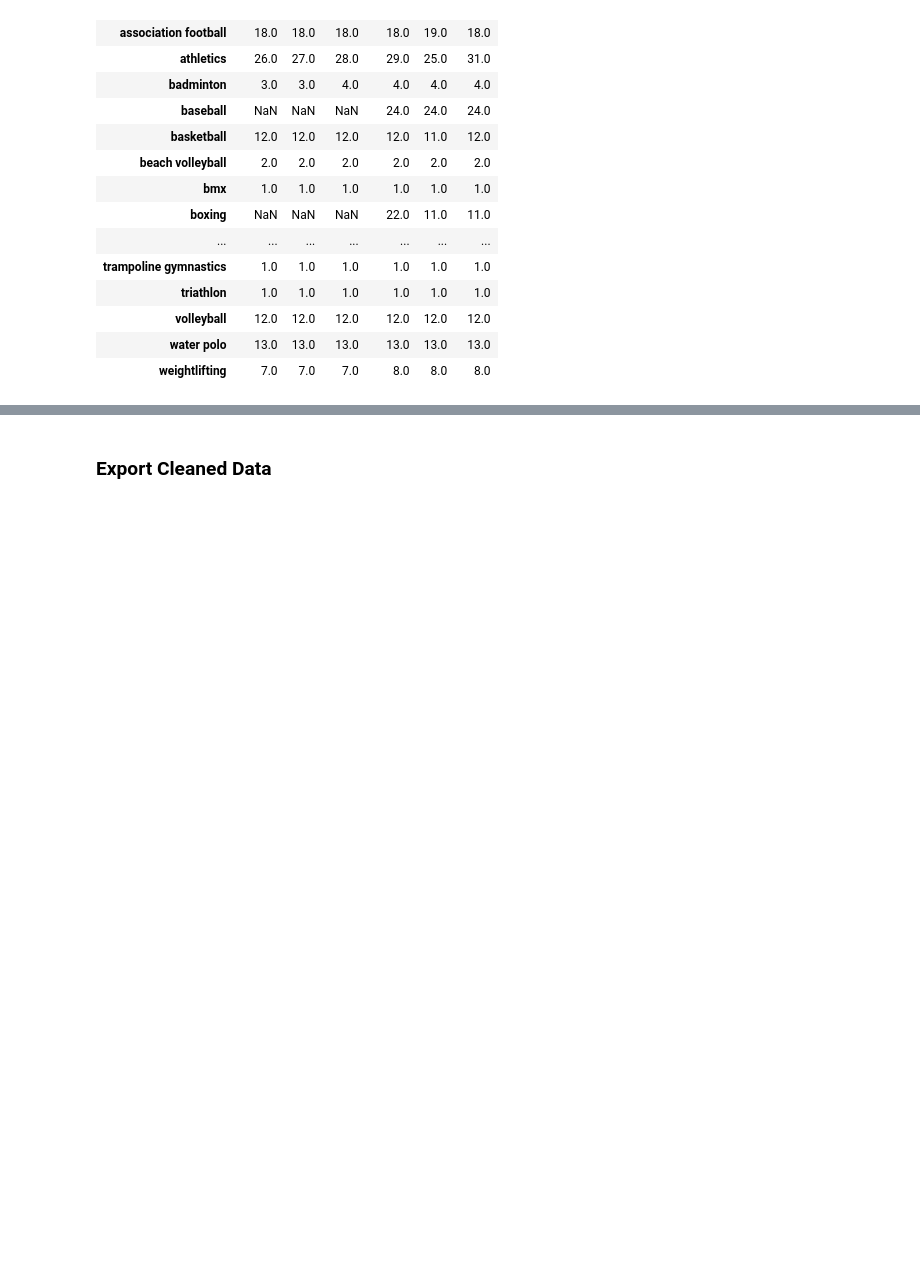
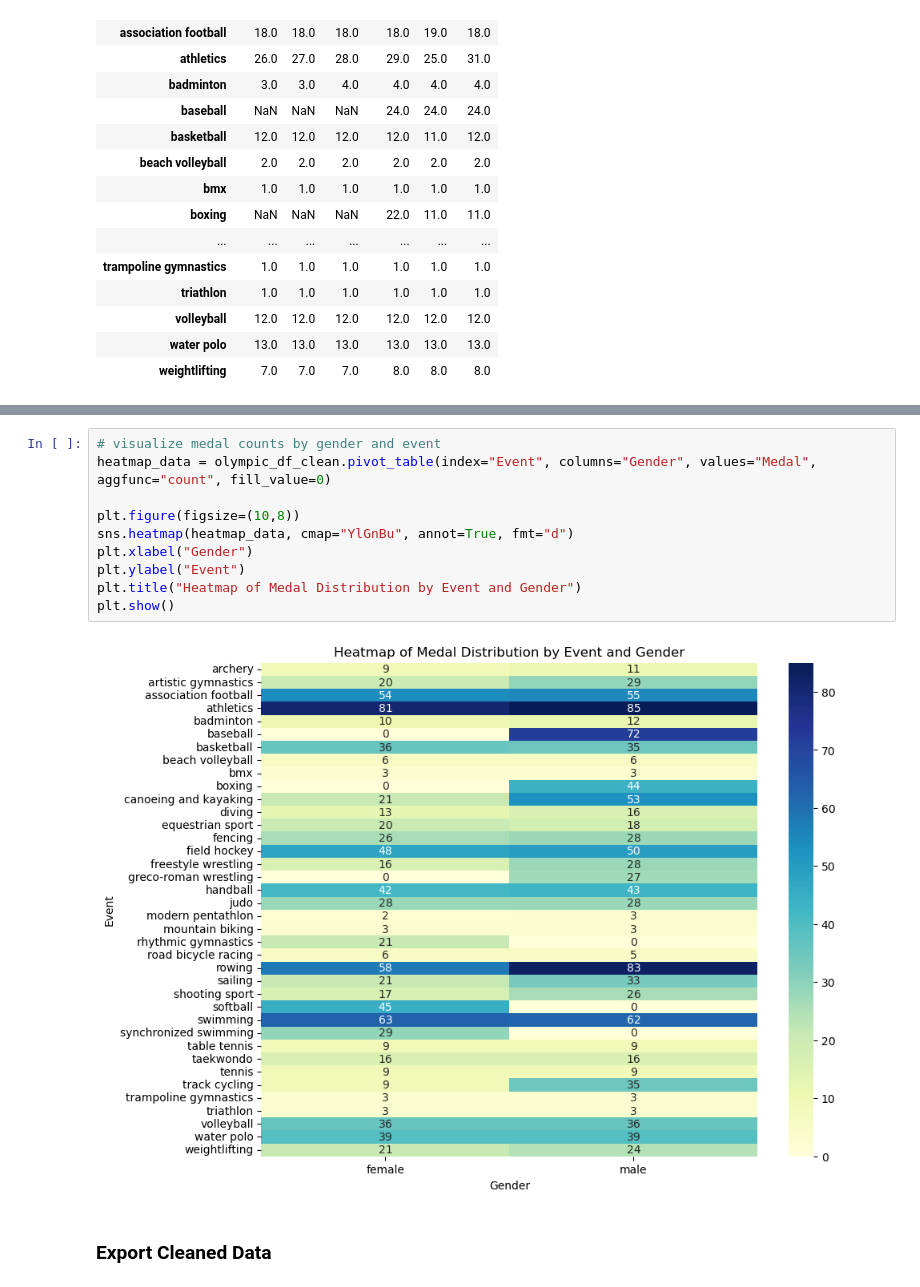
Before and after one commit to annamccartan3/McCartan-Data-Science-Portfolio, a Jupyter notebook: TidyData-Project/TidyData.ipynb, the cells around one changed output, grey strips where cells are left out. Cells and saved outputs as stored; diff of their text form; blank space fills up the shorter version.

```diff
--- a/TidyData-Project/TidyData.ipynb
+++ b/TidyData-Project/TidyData.ipynb
@@ -163,3 +203,15 @@ olympic_df_clean.pivot_table(index="Event",
+# %%
+# visualize medal counts by gender and event
+heatmap_data = olympic_df_clean.pivot_table(index="Event", columns="Gender", values="Medal", aggfunc="count", fill_value=0)
+
+plt.figure(figsize=(10,8))
+sns.heatmap(heatmap_data, cmap="YlGnBu", annot=True, fmt="d")
+plt.xlabel("Gender")
+plt.ylabel("Event")
+plt.title("Heatmap of Medal Distribution by Event and Gender")
+plt.show()
+# %% [output]
+[figure, added]
 # %% [markdown]
 ### Export Cleaned Data
 # %%
```
Also changed, not shown: parts of 6 cells of this notebook.
